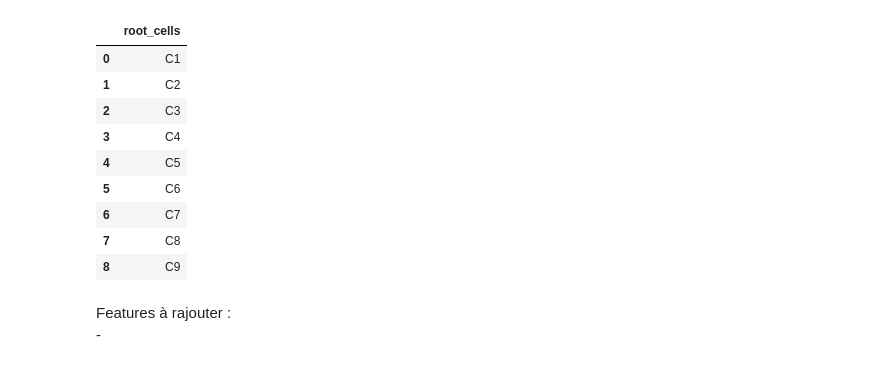
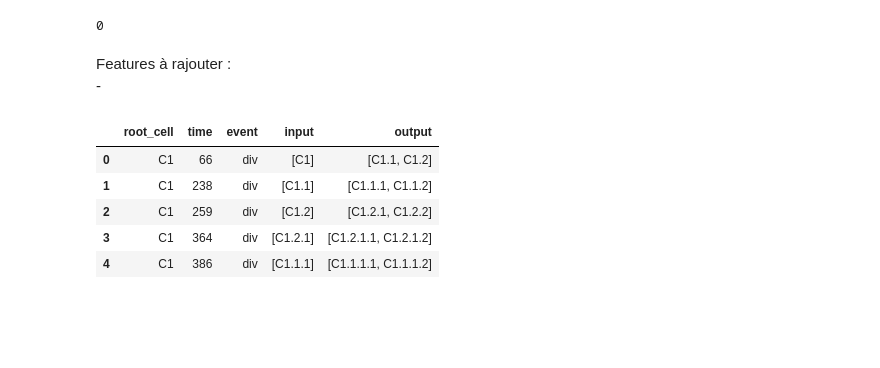
Before and after one commit to Valentin-Molina/ecn_radiobiology, a Jupyter notebook: notebook/Noe_cell_lineage.ipynb, the cells around one changed output. Drawn from its saved outputs; the diff is of its cells as text; code cells hidden in the pictures; blank space fills up the shorter version.

```diff
--- a/notebook/Noe_cell_lineage.ipynb
+++ b/notebook/Noe_cell_lineage.ipynb
@@ -80,17 +80,9 @@ root_cells = obtain_roots(experience)
 
 features = pd.DataFrame({'root_cells' : root_cells})
 features
+trees[trees.root_cell == "C1"]
 # %% [output]
-|  | root_cells |
-| 0 | C1 |
-| 1 | C2 |
-| 2 | C3 |
-| 3 | C4 |
-| 4 | C5 |
-| 5 | C6 |
-| 6 | C7 |
-| 7 | C8 |
-| 8 | C9 |
+0
 # %% [markdown]
 Features à rajouter :
     -
@@ -162,6 +157,19 @@ def cell_lineage_exp(experience):
 
 
     return features
+# %%
+trees.head()
+
+#pdlen = lambda row : (len(row.output) > 2)
+
+#trees[trees.apply(pdlen, axis=1)]
+# %% [output]
+|  | root_cell | time | event | input | output |
+| 0 | C1 | 66 | div | [C1] | [C1.1, C1.2] |
+| 1 | C1 | 238 | div | [C1.1] | [C1.1.1, C1.1.2] |
+| 2 | C1 | 259 | div | [C1.2] | [C1.2.1, C1.2.2] |
+| 3 | C1 | 364 | div | [C1.2.1] | [C1.2.1.1, C1.2.1.2] |
+| 4 | C1 | 386 | div | [C1.1.1] | [C1.1.1.1, C1.1.1.2] |
 # %%
 files = import_files(path)
 
```
Also changed, not shown: parts of 5 cells of this notebook, 1 other file.
